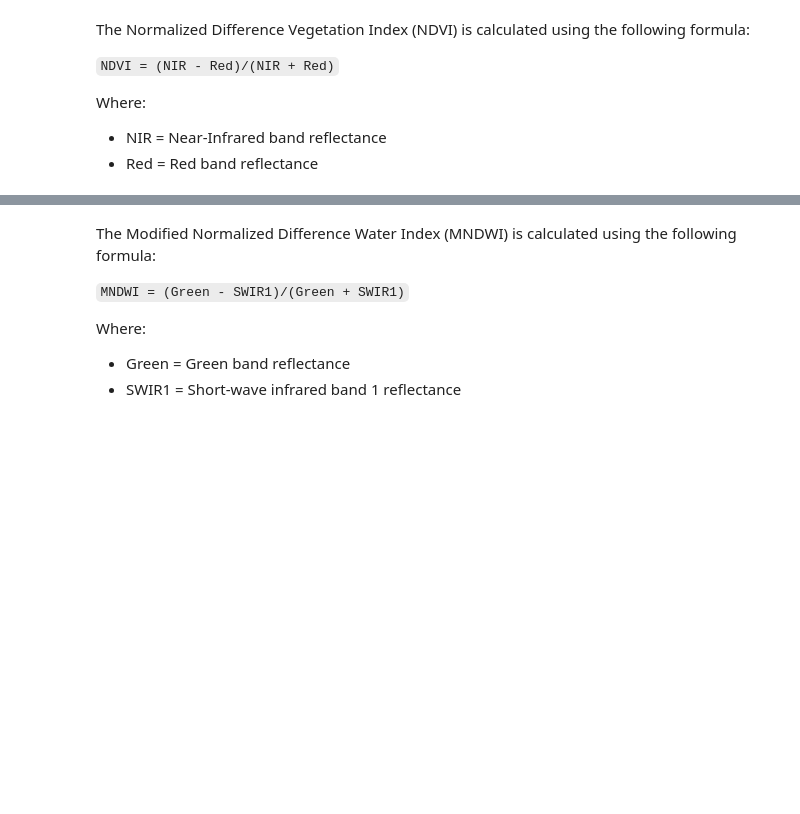
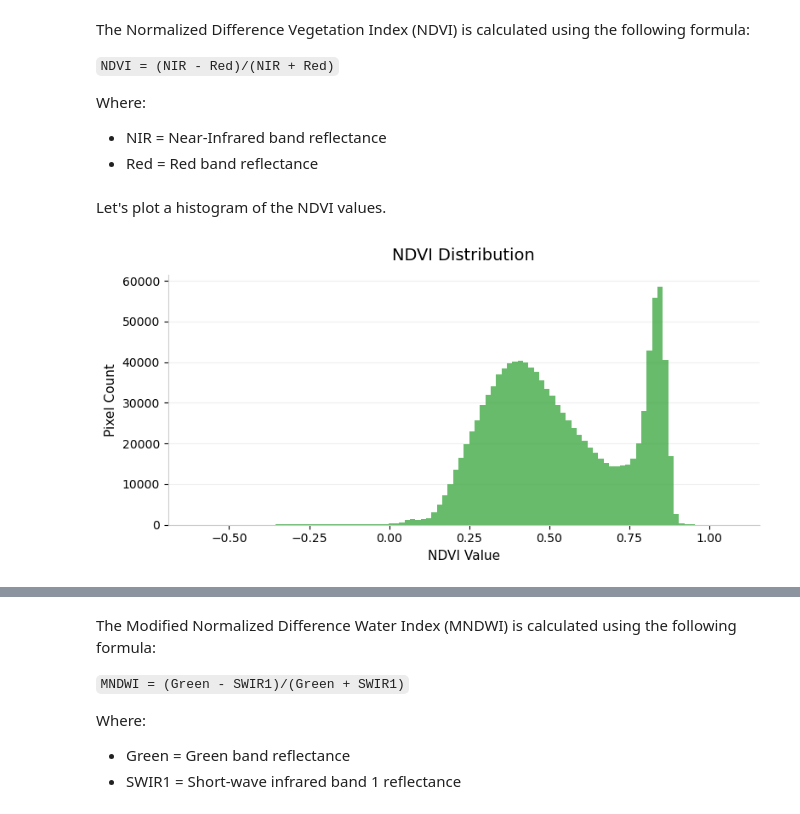
Before and after one commit to spatialthoughts/courses, a Jupyter notebook: code/python_remote_sensing/module_02/01_calculating_indices.ipynb, the cells around one changed output, grey strips where cells are left out. Cells and saved outputs as stored; diff of their text form; code cells hidden in the pictures; blank space fills up the shorter version.

```diff
--- a/code/python_remote_sensing/module_02/01_calculating_indices.ipynb
+++ b/code/python_remote_sensing/module_02/01_calculating_indices.ipynb
@@ -174,4 +179,30 @@ nir = scene_da.sel(band='nir')
 
 ndvi = (nir - red)/(nir + red)
 ndvi
+# %% [markdown]
+Let's plot a histogram of the NDVI values.
+# %%
+ndvi_values = ndvi.values.flatten()
+ndvi_values = ndvi_values[~np.isnan(ndvi_values)]
+
+fig, ax = plt.subplots(1, 1)
+fig.set_size_inches(8, 4)
+
+ax.hist(ndvi_values, bins=100,
+        color='#4CAF50', edgecolor='none', alpha=0.85)
+
+ax.set_title('NDVI Distribution', fontsize=14, pad=12)
+ax.set_xlabel('NDVI Value', fontsize=11)
+ax.set_ylabel('Pixel Count', fontsize=11)
+
+ax.spines['top'].set_visible(False)
+ax.spines['right'].set_visible(False)
+ax.spines['left'].set_color('#cccccc')
+ax.spines['bottom'].set_color('#cccccc')
+ax.yaxis.grid(True, color='#eeeeee', zorder=0)
+ax.set_axisbelow(True)
+plt.tight_layout()
+plt.show()
+# %% [output]
+[figure, added]
 # %% [markdown]
```
Also changed, not shown: parts of 6 cells of this notebook, 6 other files.
